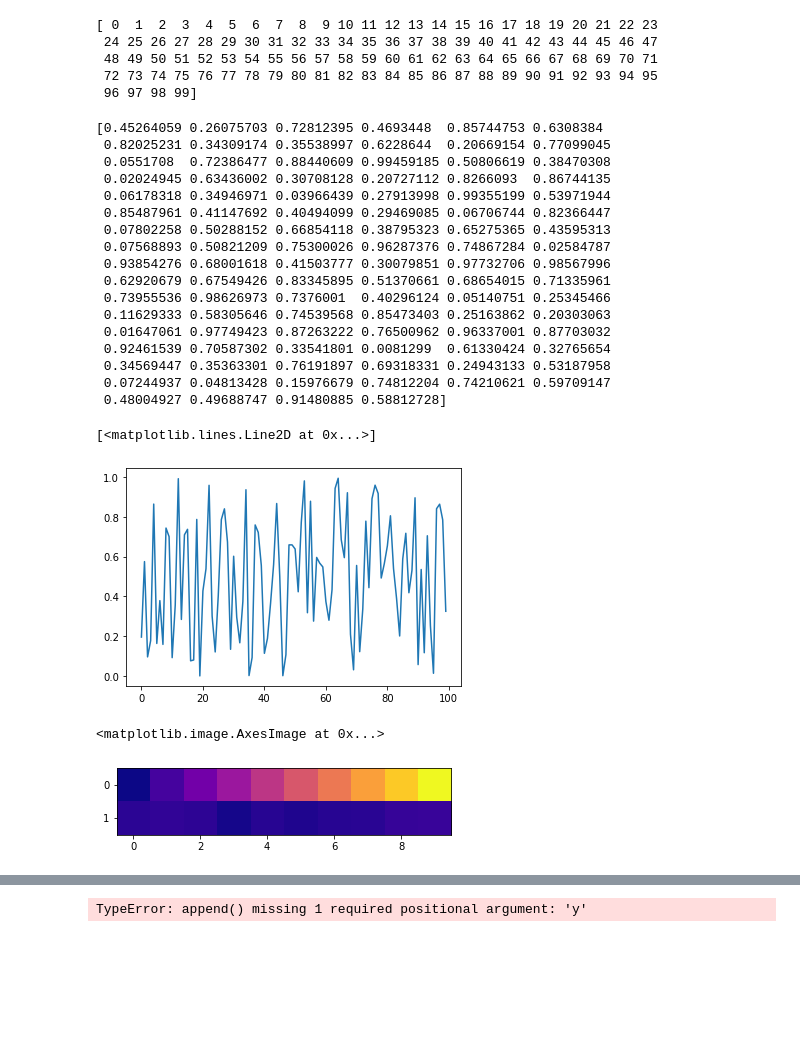
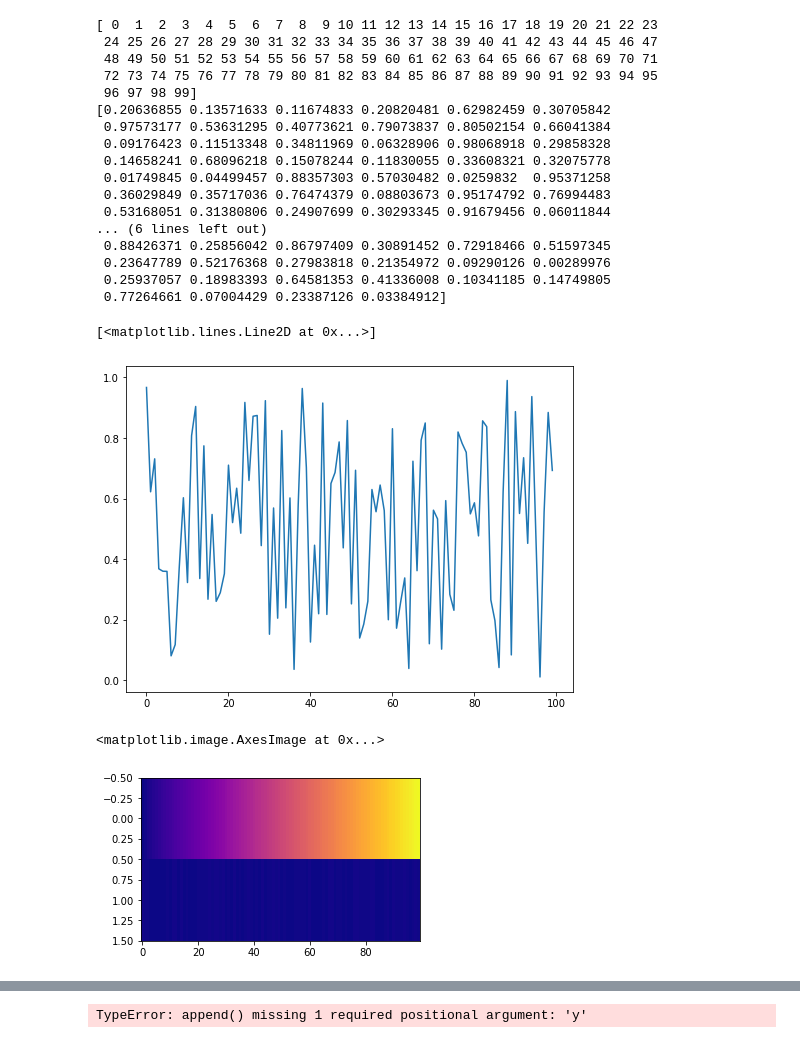
Before and after one commit to project-improv/improv, a Jupyter notebook: demos/jupyter/practice_plotting.ipynb, the cells around one changed output, grey strips where cells are left out. Cells and saved outputs as stored; diff of their text form; code cells hidden in the pictures; blank space fills up the shorter version.

Commit message:
Plotting using rawC data and working on live updates using jupyterplot.

```diff
--- a/demos/jupyter/practice_plotting.ipynb
+++ b/demos/jupyter/practice_plotting.ipynb
@@ -2,38 +3,33 @@
 import numpy as np
 import matplotlib.pylab as plt
 # %%
+# sample arrays
 a = np.arange(100)
 b = np.random.random(100)
+print(a)
+print(b)
+# %% [output]
+[ 0  1  2  3  4  5  6  7  8  9 10 11 12 13 14 15 16 17 18 19 20 21 22 23
+ 24 25 26 27 28 29 30 31 32 33 34 35 36 37 38 39 40 41 42 43 44 45 46 47
+ 48 49 50 51 52 53 54 55 56 57 58 59 60 61 62 63 64 65 66 67 68 69 70 71
+ 72 73 74 75 76 77 78 79 80 81 82 83 84 85 86 87 88 89 90 91 92 93 94 95
+ 96 97 98 99]
+[0.20636855 0.13571633 0.11674833 0.20820481 0.62982459 0.30705842
+ 0.97573177 0.53631295 0.40773621 0.79073837 0.80502154 0.66041384
+ 0.09176423 0.11513348 0.34811969 0.06328906 0.98068918 0.29858328
+ 0.14658241 0.68096218 0.15078244 0.11830055 0.33608321 0.32075778
+ 0.01749845 0.04499457 0.88357303 0.57030482 0.0259832  0.95371258
+ 0.36029849 0.35717036 0.76474379 0.08803673 0.95174792 0.76994483
+ 0.53168051 0.31380806 0.24907699 0.30293345 0.91679456 0.06011844
+... (6 lines left out)
+ 0.88426371 0.25856042 0.86797409 0.30891452 0.72918466 0.51597345
+ 0.23647789 0.52176368 0.27983818 0.21354972 0.09290126 0.00289976
+ 0.25937057 0.18983393 0.64581353 0.41336008 0.10341185 0.14749805
+ 0.77264661 0.07004429 0.23387126 0.03384912]
-# %%
-print(a)
-# %% [output]
-[ 0  1  2  3  4  5  6  7  8  9 10 11 12 13 14 15 16 17 18 19 20 21 22 23
- 24 25 26 27 28 29 30 31 32 33 34 35 36 37 38 39 40 41 42 43 44 45 46 47
- 48 49 50 51 52 53 54 55 56 57 58 59 60 61 62 63 64 65 66 67 68 69 70 71
- 72 73 74 75 76 77 78 79 80 81 82 83 84 85 86 87 88 89 90 91 92 93 94 95
- 96 97 98 99]
-# %%
-print(b)
-# %% [output]
-[0.45264059 0.26075703 0.72812395 0.4693448  0.85744753 0.6308384
- 0.82025231 0.34309174 0.35538997 0.6228644  0.20669154 0.77099045
- 0.0551708  0.72386477 0.88440609 0.99459185 0.50806619 0.38470308
- 0.02024945 0.63436002 0.30708128 0.20727112 0.8266093  0.86744135
- 0.06178318 0.34946971 0.03966439 0.27913998 0.99355199 0.53971944
- 0.85487961 0.41147692 0.40494099 0.29469085 0.06706744 0.82366447
- 0.07802258 0.50288152 0.66854118 0.38795323 0.65275365 0.43595313
- 0.07568893 0.50821209 0.75300026 0.96287376 0.74867284 0.02584787
- 0.93854276 0.68001618 0.41503777 0.30079851 0.97732706 0.98567996
- 0.62920679 0.67549426 0.83345895 0.51370661 0.68654015 0.71335961
- 0.73955536 0.98626973 0.7376001  0.40296124 0.05140751 0.25345466
- 0.11629333 0.58305646 0.74539568 0.85473403 0.25163862 0.20303063
- 0.01647061 0.97749423 0.87263222 0.76500962 0.96337001 0.87703032
- 0.92461539 0.70587302 0.33541801 0.0081299  0.61330424 0.32765654
- 0.34569447 0.35363301 0.76191897 0.69318331 0.24943133 0.53187958
- 0.07244937 0.04813428 0.15976679 0.74812204 0.74210621 0.59709147
- 0.48004927 0.49688747 0.91480885 0.58812728]
 # %%
+# line plot
+plt.figure(figsize=(8,6))
 plt.plot(a,b)
 # %% [output]
 [<matplotlib.lines.Line2D at 0x...>]
-[figure, old version]
+[figure, new version]
@@ -42,6 +36,12 @@ c = np.vstack((a,b))
 # %%
-plt.imshow(c, cmap='plasma')
+# 2d plot
+
+c = np.vstack((a,b))
+
+plt.figure(figsize=(5,3))
+
+plt.imshow(c, cmap='plasma', interpolation='nearest', aspect = 'auto')
 # %% [output]
 <matplotlib.image.AxesImage at 0x...>
-[figure, old version]
+[figure, new version]
 # %%
```
Also changed, not shown: parts of 20 cells of this notebook.
